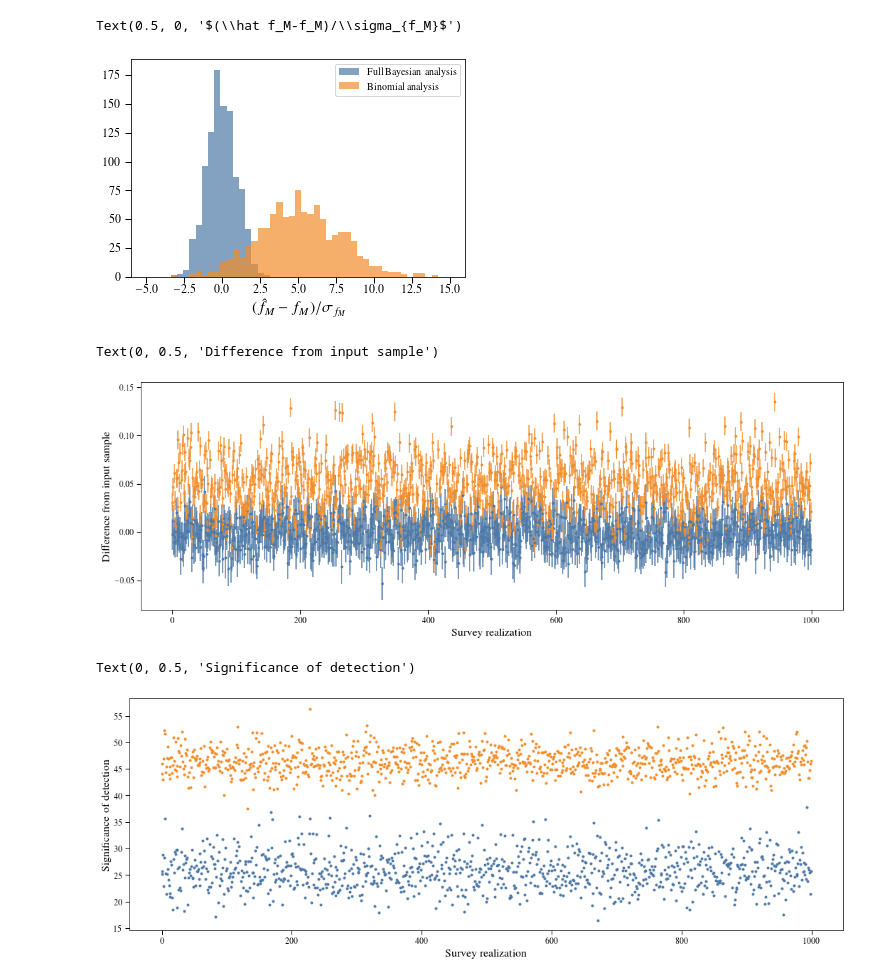
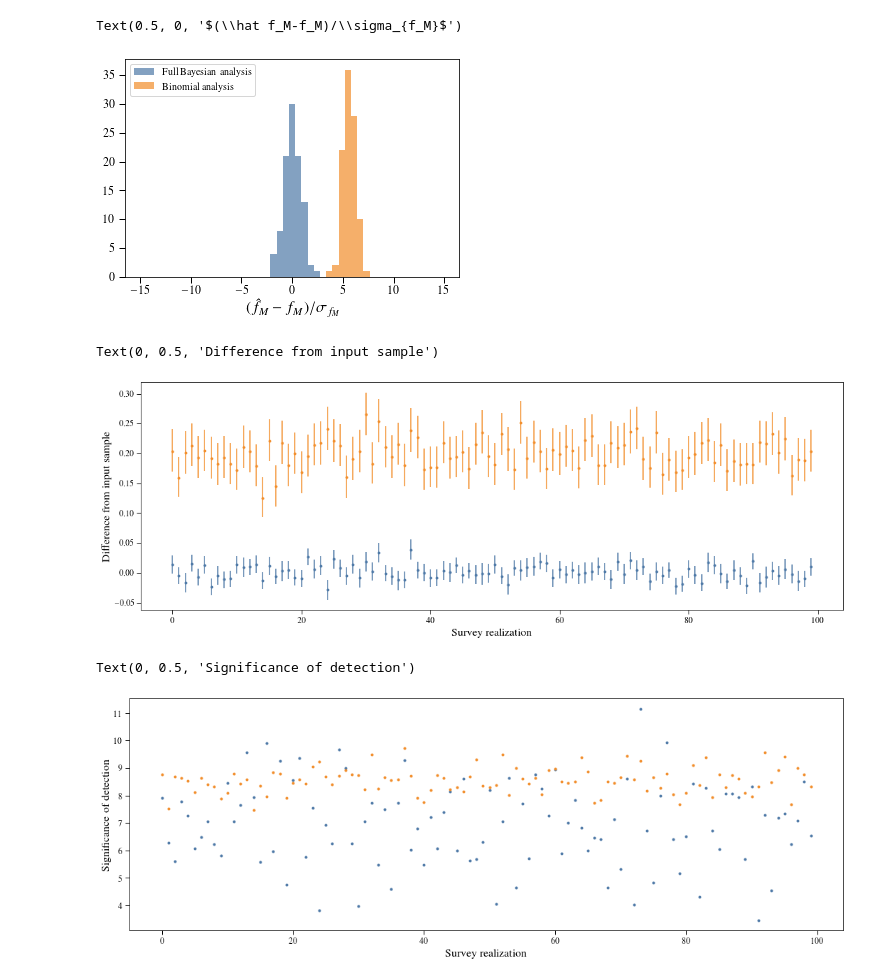
Before and after one commit to dncnwtts/merger_classification, a Jupyter notebook: accuracy_analysis.ipynb, the cells around one changed output. Cells and saved outputs as stored; diff of their text form; code cells hidden in the pictures.

```diff
--- a/accuracy_analysis.ipynb
+++ b/accuracy_analysis.ipynb
@@ -87,7 +87,7 @@ def make_sample(N, f_M, n):
 
     return N_true, N_M, r_Ms, r_Is
 
-n_exp = 1000
+n_exp = 100
 mu1 = np.zeros(n_exp)
 mu2 = np.zeros(n_exp)
 ll1 = np.zeros(n_exp)
@@ -117,21 +117,21 @@ for _ in range(n_exp):
     mu = (n*N_M.mean()+1)/(n*N+2)
     mu2[_] = mu
     #ll, ul, sd = beta_std(sum(N_M), n*N)
-    ll, ul, sd
+    ll, ul, sd = beta_std(N_M.mean(), N)
     Z2[_] = (mu-N_true/N)/sd
     ll2[_] = ll
     ul2[_] = ul
 
     N_trues[_] = N_true
 # %%
-bins = np.linspace(-5,15)
+bins = np.linspace(-15,15)
 plt.hist(Z1, bins=bins, alpha=0.7, label='Full Bayesian analysis')
 plt.hist(Z2, bins=bins, alpha=0.7, label='Binomial analysis')
 plt.legend(loc='best')
 plt.xlabel(r'$(\hat f_M-f_M)/\sigma_{f_M}$')
 # %% [output]
 Text(0.5, 0, '$(\\hat f_M-f_M)/\\sigma_{f_M}$')
-[figure, old version]
+[figure, new version]
 # %%
 plt.figure(figsize=(18, 6))
 inds = np.arange(len(Z1))
@@ -141,7 +141,7 @@ plt.xlabel('Survey realization')
 plt.ylabel('Difference from input sample')
 # %% [output]
 Text(0, 0.5, 'Difference from input sample')
-[figure, old version]
+[figure, new version]
 # %%
 plt.figure(figsize=(18, 6))
 plt.plot(inds, mu1/((ul1-ll1)/2), '.')
@@ -150,7 +150,7 @@ plt.xlabel('Survey realization')
 plt.ylabel('Significance of detection')
 # %% [output]
 Text(0, 0.5, 'Significance of detection')
-[figure, old version]
+[figure, new version]
 # %%
 sd1 = ((ul1-ll1)/2)
 sd2 = ((ul1-ll1)/2)
```
Also changed, not shown: parts of 2 cells of this notebook.
